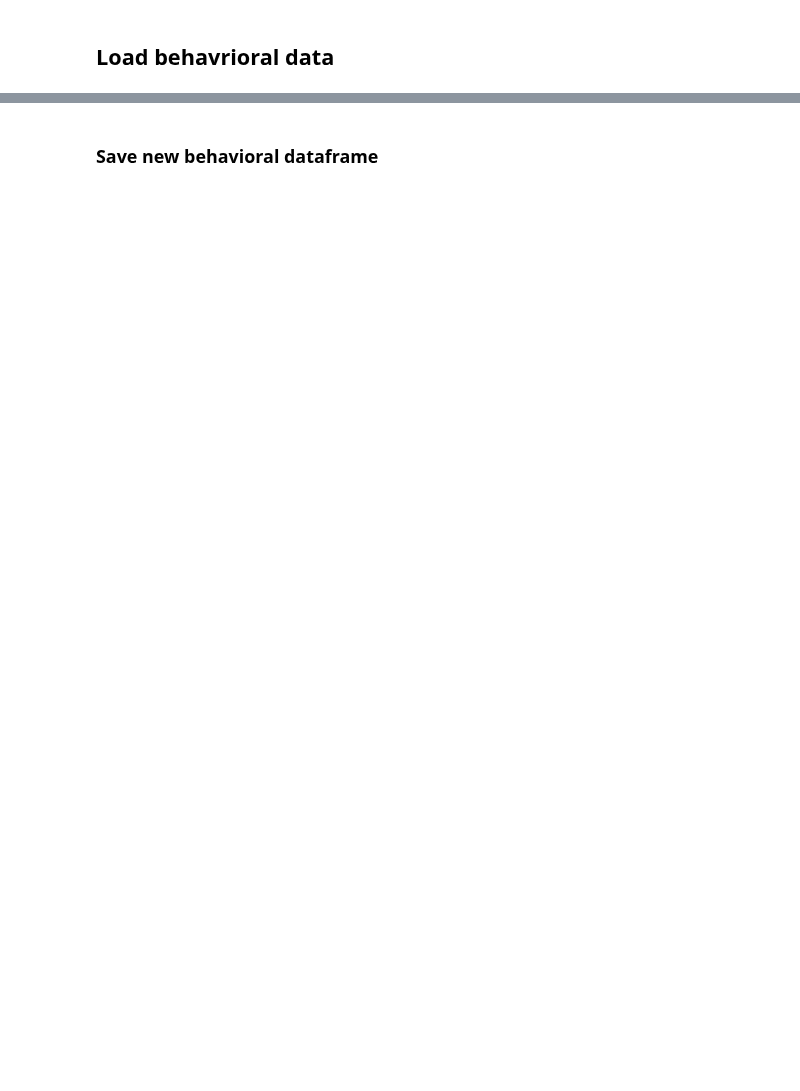
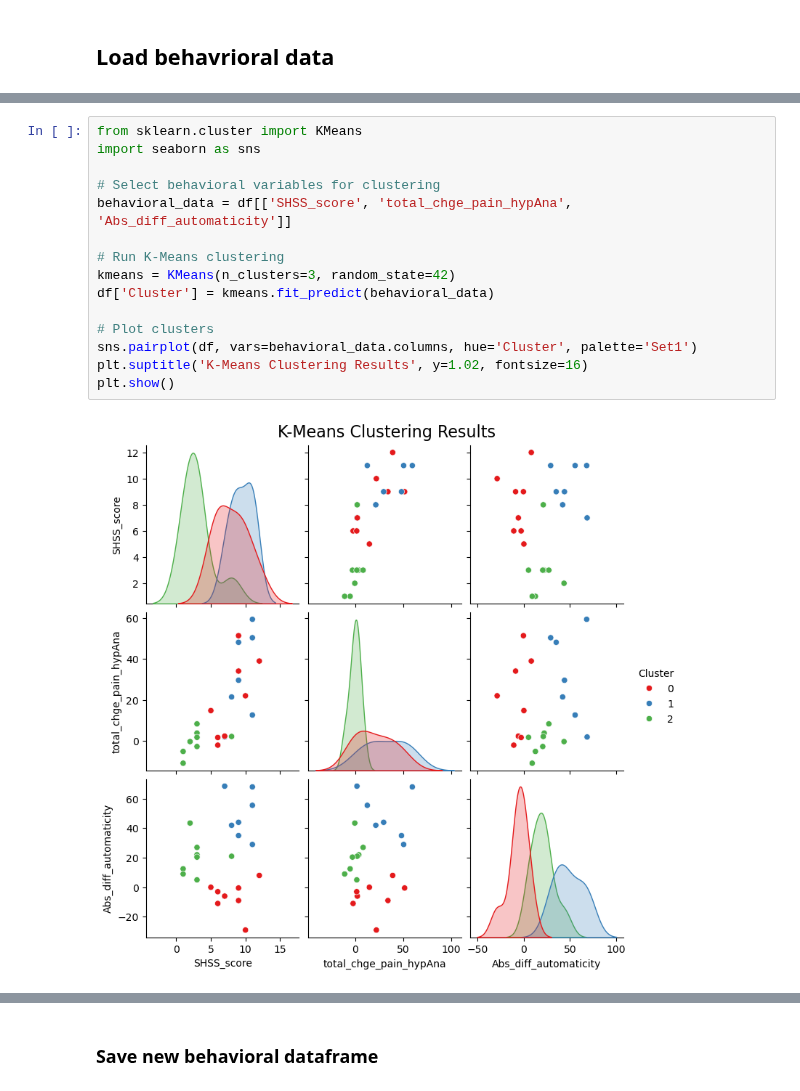
Before and after one commit to dylansutterlin/ISC_hypnotic_suggestions, a Jupyter notebook: QC_py310/ISC_bahavioral.ipynb, the cells around one changed output, grey strips where cells are left out. Drawn from its saved outputs; the diff is of its cells as text; blank space fills up the shorter version.

```diff
--- a/QC_py310/ISC_bahavioral.ipynb
+++ b/QC_py310/ISC_bahavioral.ipynb
@@ -105,0 +231,17 @@ plt.show()
+# %%
+from sklearn.cluster import KMeans
+import seaborn as sns
+
+# Select behavioral variables for clustering
+behavioral_data = df[['SHSS_score', 'total_chge_pain_hypAna', 'Abs_diff_automaticity']]
+
+# Run K-Means clustering
+kmeans = KMeans(n_clusters=3, random_state=42)
+df['Cluster'] = kmeans.fit_predict(behavioral_data)
+
+# Plot clusters
+sns.pairplot(df, vars=behavioral_data.columns, hue='Cluster', palette='Set1')
+plt.suptitle('K-Means Clustering Results', y=1.02, fontsize=16)
+plt.show()
+# %% [output]
+[figure, added]
```
Also changed, not shown: parts of 15 cells of this notebook.
